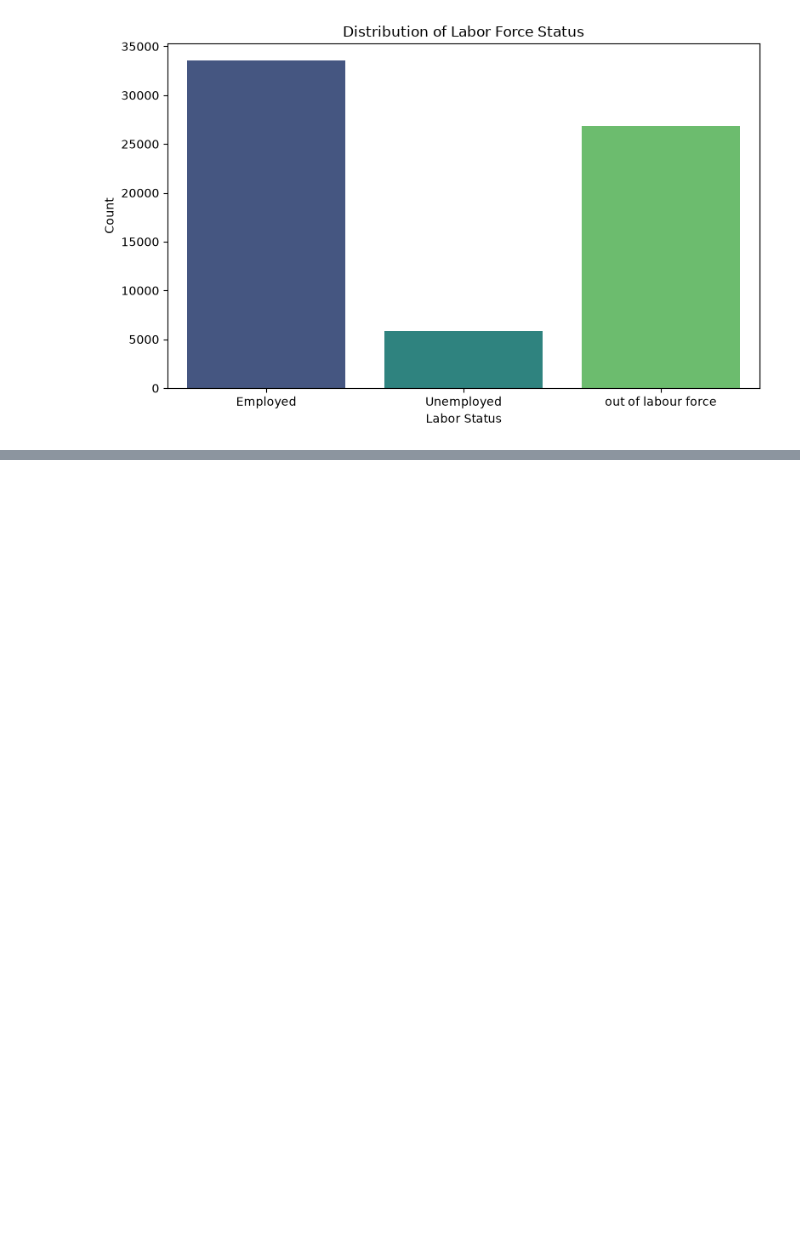
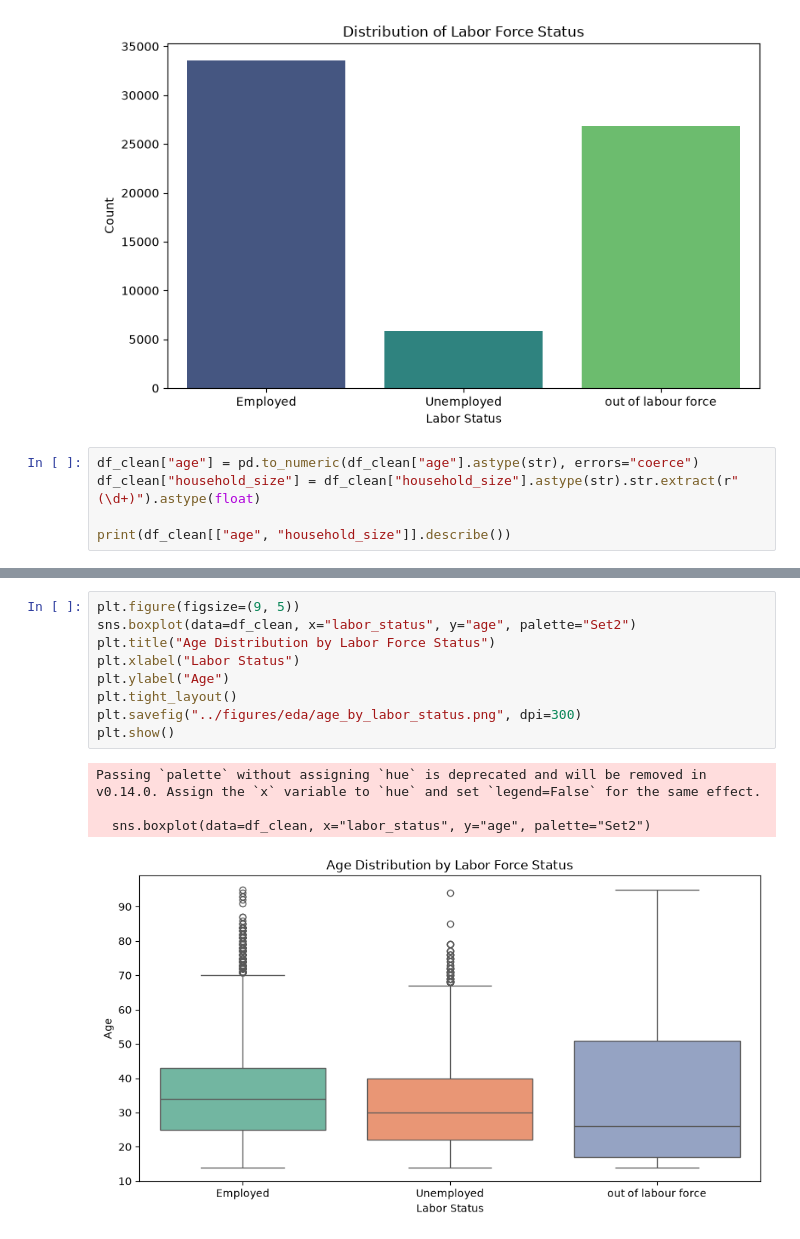
Before and after one commit to sahraomar1/ML_Summative_Assignment, a Jupyter notebook: notebooks/01_exploratory_data_analysis.ipynb, the cells around one changed output, grey strips where cells are left out. Drawn from its saved outputs; the diff is of its cells as text; blank space fills up the shorter version.

Commit message:
Add age and education plots

```diff
--- a/notebooks/01_exploratory_data_analysis.ipynb
+++ b/notebooks/01_exploratory_data_analysis.ipynb
@@ -121,3 +121,8 @@ Passing `palette` without assigning `hue` is deprecated and will be removed in v
 
   sns.countplot(data=df_clean, x="labor_status", palette="viridis")
 [figure]
+# %%
+df_clean["age"] = pd.to_numeric(df_clean["age"].astype(str), errors="coerce")
+df_clean["household_size"] = df_clean["household_size"].astype(str).str.extract(r"(\d+)").astype(float)
+
+print(df_clean[["age", "household_size"]].describe())
@@ -123,0 +139,14 @@ Passing `palette` without assigning `hue` is deprecated and will be removed in v
+# %%
+plt.figure(figsize=(9, 5))
+sns.boxplot(data=df_clean, x="labor_status", y="age", palette="Set2")
+plt.title("Age Distribution by Labor Force Status")
+plt.xlabel("Labor Status")
+plt.ylabel("Age")
+plt.tight_layout()
+plt.savefig("../figures/eda/age_by_labor_status.png", dpi=300)
+plt.show()
+# %% [output]
+Passing `palette` without assigning `hue` is deprecated and will be removed in v0.14.0. Assign the `x` variable to `hue` and set `legend=False` for the same effect.
+
+  sns.boxplot(data=df_clean, x="labor_status", y="age", palette="Set2")
+[figure, added]
```
Also changed, not shown: parts of 3 cells of this notebook, 2 other files.
